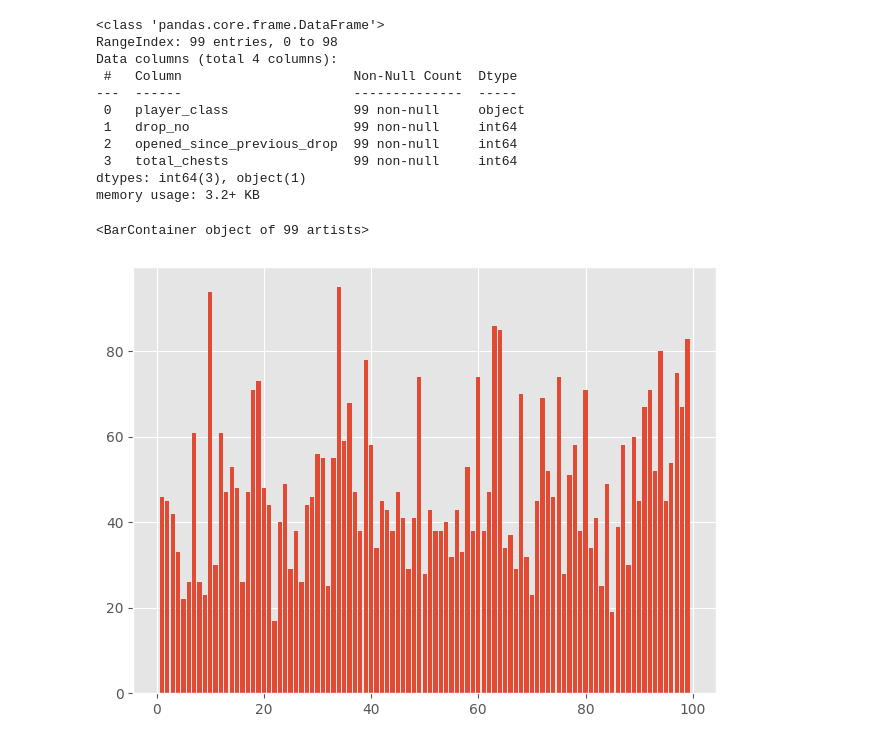
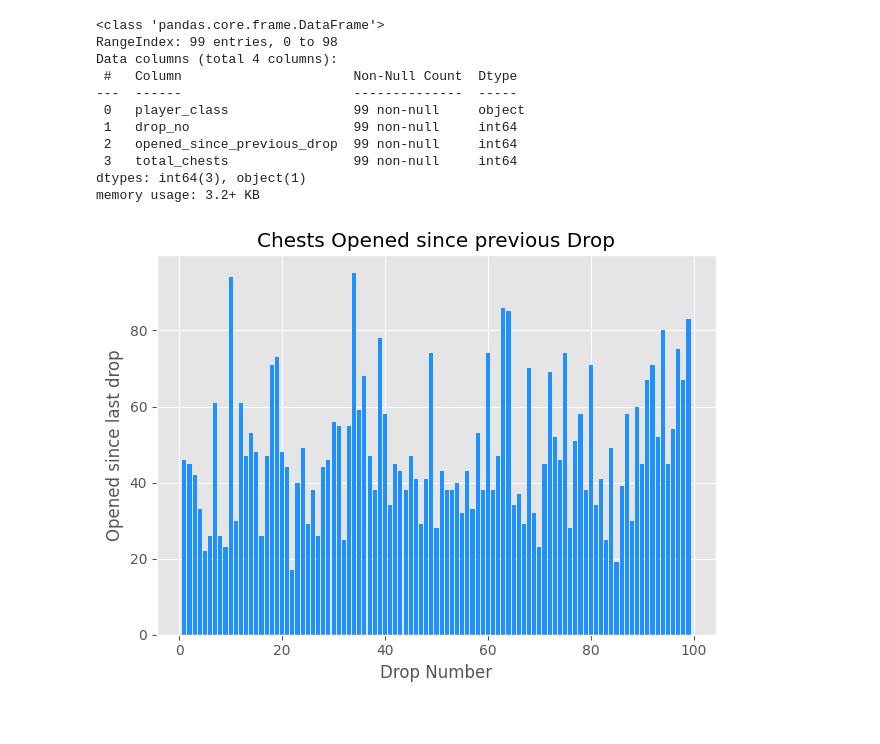
Before and after one commit to finnleyautumn/exotic_class_item_farm, a Jupyter notebook: d2_exotic_farm.ipynb, the cells around one changed output. Cells and saved outputs as stored; diff of their text form; code cells hidden in the pictures.

```diff
--- a/d2_exotic_farm.ipynb
+++ b/d2_exotic_farm.ipynb
@@ -250,7 +251,13 @@ dtypes: int64(3), object(1)
 memory usage: 3.2+ KB
 # %%
 fig,ax=plt.subplots(1,1, tight_layout = True)
-ax.bar(world_chests.drop_no, world_chests.opened_since_previous_drop)
+ax.bar(world_chests.drop_no, world_chests.opened_since_previous_drop, color = 'dodgerblue')
+
+ax.set_title("Chests Opened since previous Drop")
+ax.set_xlabel("Drop Number")
+ax.set_ylabel("Opened since last drop")
+
+plt.savefig("outputs/opened_since_last_drop.png")
+plt.show()
 # %% [output]
-<BarContainer object of 99 artists>
-[figure, old version]
+[figure, new version]
```
Also changed, not shown: parts of 10 cells of this notebook, 4 other files.
